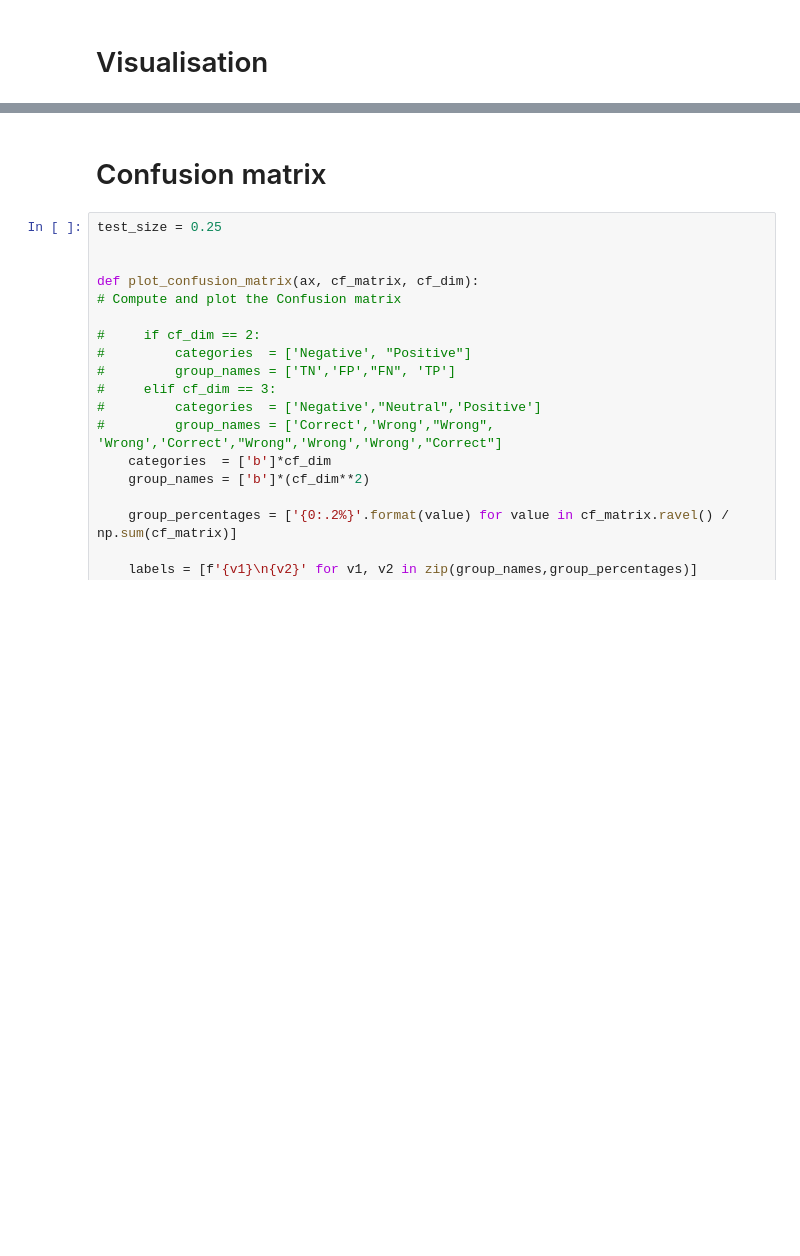
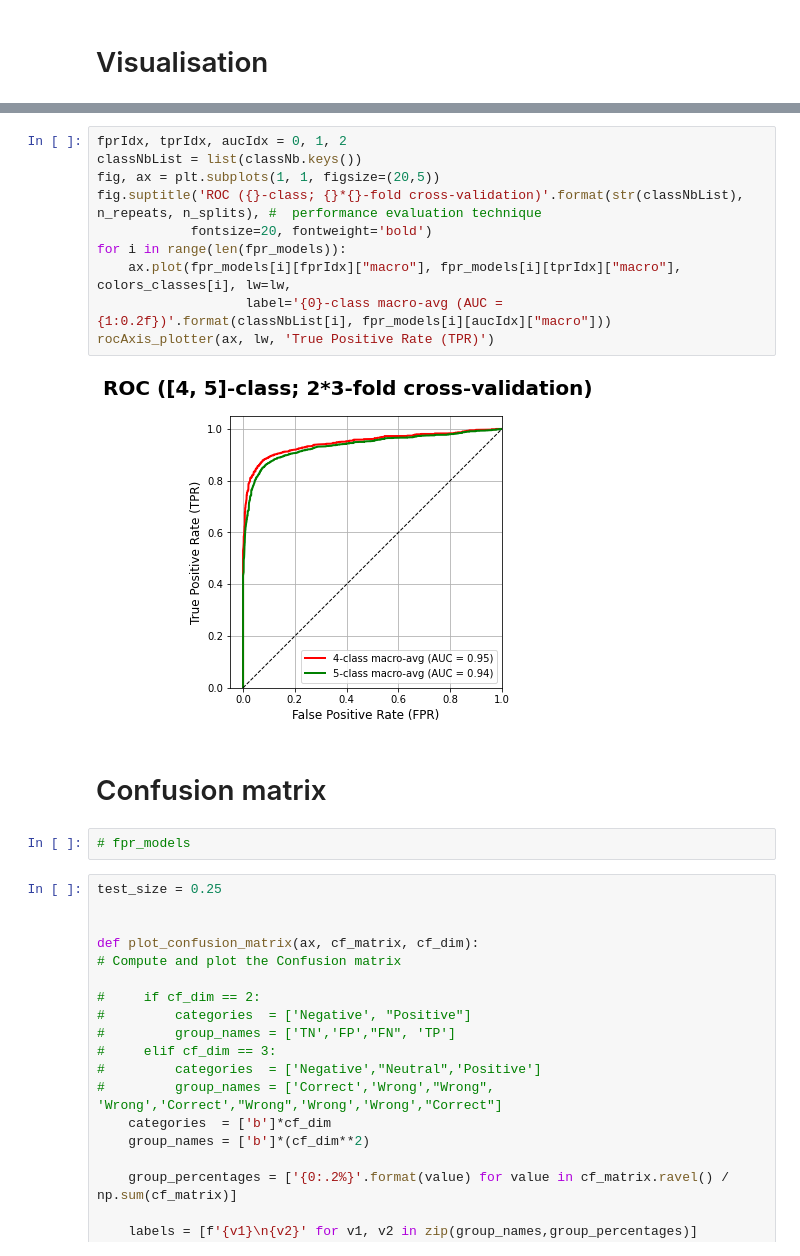
Before and after one commit to fardinafdideh/Text-analytics, a Jupyter notebook: sentiment-analysis-of-products-review-on-amazon.ipynb, the cells around one changed output, grey strips where cells are left out. Drawn from its saved outputs; the diff is of its cells as text; blank space fills up the shorter version.

```diff
--- a/sentiment-analysis-of-products-review-on-amazon.ipynb
+++ b/sentiment-analysis-of-products-review-on-amazon.ipynb
@@ -1172,5 +1183,19 @@ for dataCleanedMergedTmp, classTmp, clfName, clf in zip(optDataCleanedMerged, op
+# %%
+fprIdx, tprIdx, aucIdx = 0, 1, 2
+classNbList = list(classNb.keys())
+fig, ax = plt.subplots(1, 1, figsize=(20,5))
+fig.suptitle('ROC ({}-class; {}*{}-fold cross-validation)'.format(str(classNbList), n_repeats, n_splits), #  performance evaluation technique
+            fontsize=20, fontweight='bold')
+for i in range(len(fpr_models)):
+    ax.plot(fpr_models[i][fprIdx]["macro"], fpr_models[i][tprIdx]["macro"], colors_classes[i], lw=lw,
+                   label='{0}-class macro-avg (AUC = {1:0.2f})'.format(classNbList[i], fpr_models[i][aucIdx]["macro"]))
+rocAxis_plotter(ax, lw, 'True Positive Rate (TPR)')
+# %% [output]
+[figure, added]
 # %% [markdown]
 # Confusion matrix
+# %%
+# fpr_models
 # %%
 test_size = 0.25
 
```
Also changed, not shown: parts of 4 cells of this notebook.
